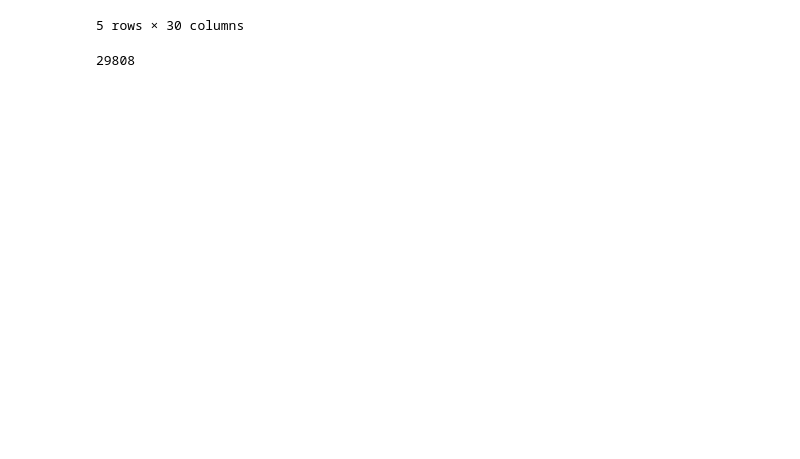
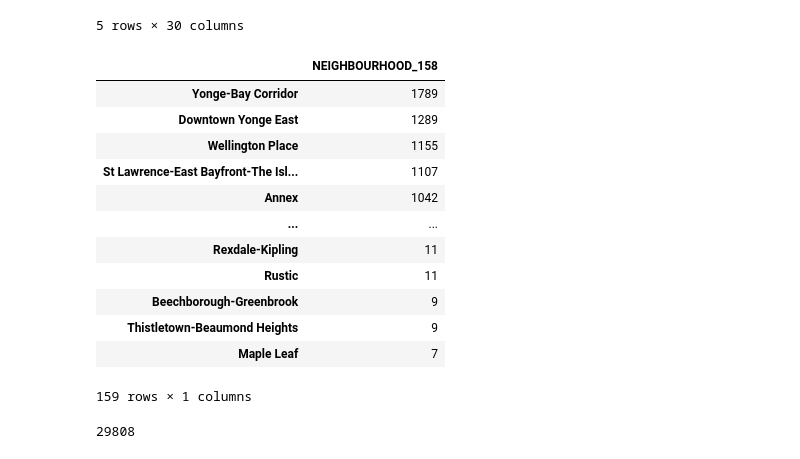
Before and after one commit to pgajjar13/Project2_group1, a Jupyter notebook: Bicycle Thefts.ipynb, the cells around one changed output. Drawn from its saved outputs; the diff is of its cells as text; code cells hidden in the pictures; blank space fills up the shorter version.

```diff
--- a/Bicycle Thefts.ipynb
+++ b/Bicycle Thefts.ipynb
@@ -105,6 +105,22 @@ df_new.head()
 | 5 | GO-20149000071 | THEFT UNDER | 2013-12-25 | 2013 | December | Wednesday | 25 | 359 | 10 | ... |
 | 6 | GO-20149000074 | THEFT UNDER | 2013-12-25 | 2013 | December | Wednesday | 25 | 359 | 16 | ... |
 5 rows × 30 columns
+# %%
+df_new['NEIGHBOURHOOD_158'].value_counts().to_frame()
+# %% [output]
+|  | NEIGHBOURHOOD_158 |
+| Yonge-Bay Corridor | 1789 |
+| Downtown Yonge East | 1289 |
+| Wellington Place | 1155 |
+| St Lawrence-East Bayfront-The Isl... | 1107 |
+| Annex | 1042 |
+| ... | ... |
+| Rexdale-Kipling | 11 |
+| Rustic | 11 |
+| Beechborough-Greenbrook | 9 |
+| Thistletown-Beaumond Heights | 9 |
+| Maple Leaf | 7 |
+159 rows × 1 columns
 # %%
 # LOAD to a SQlite database
 from sqlalchemy import create_engine
```
Also changed, not shown: 4 other files.
